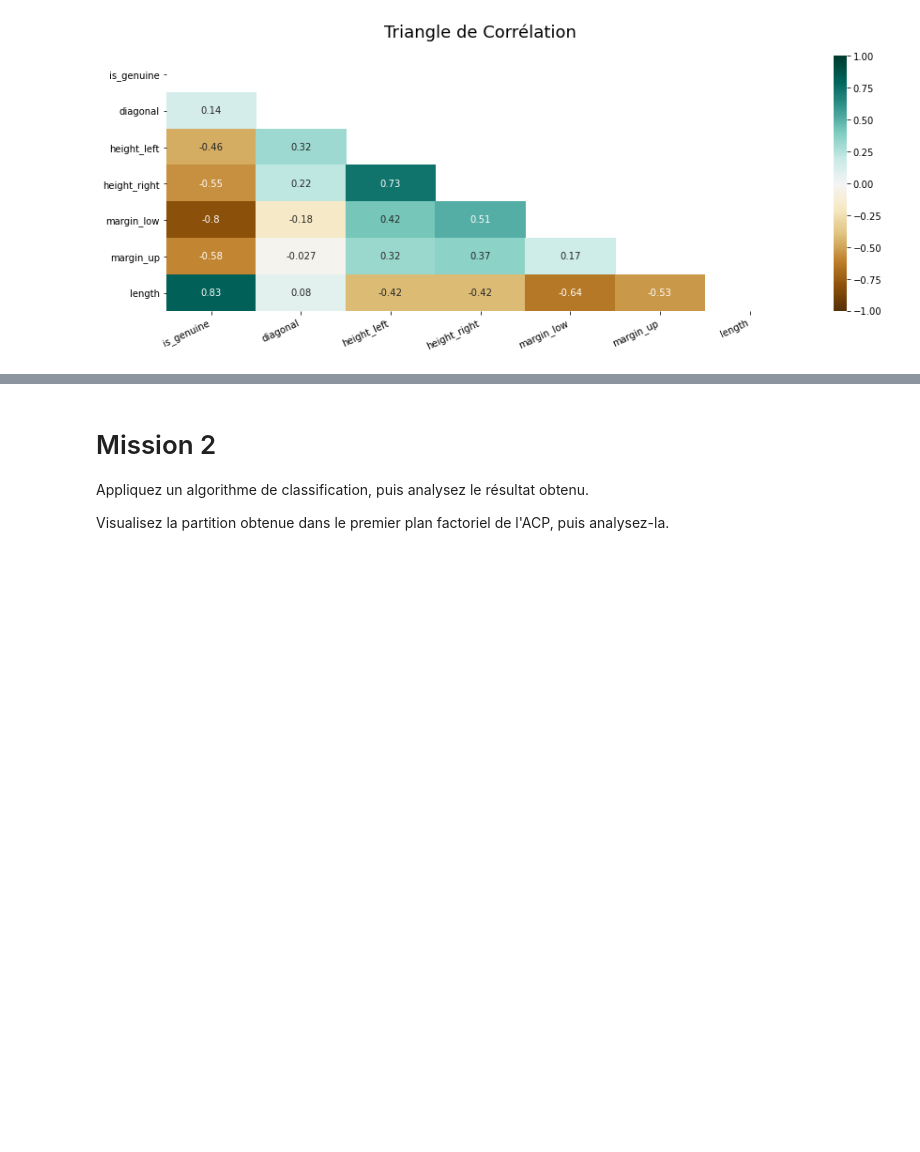
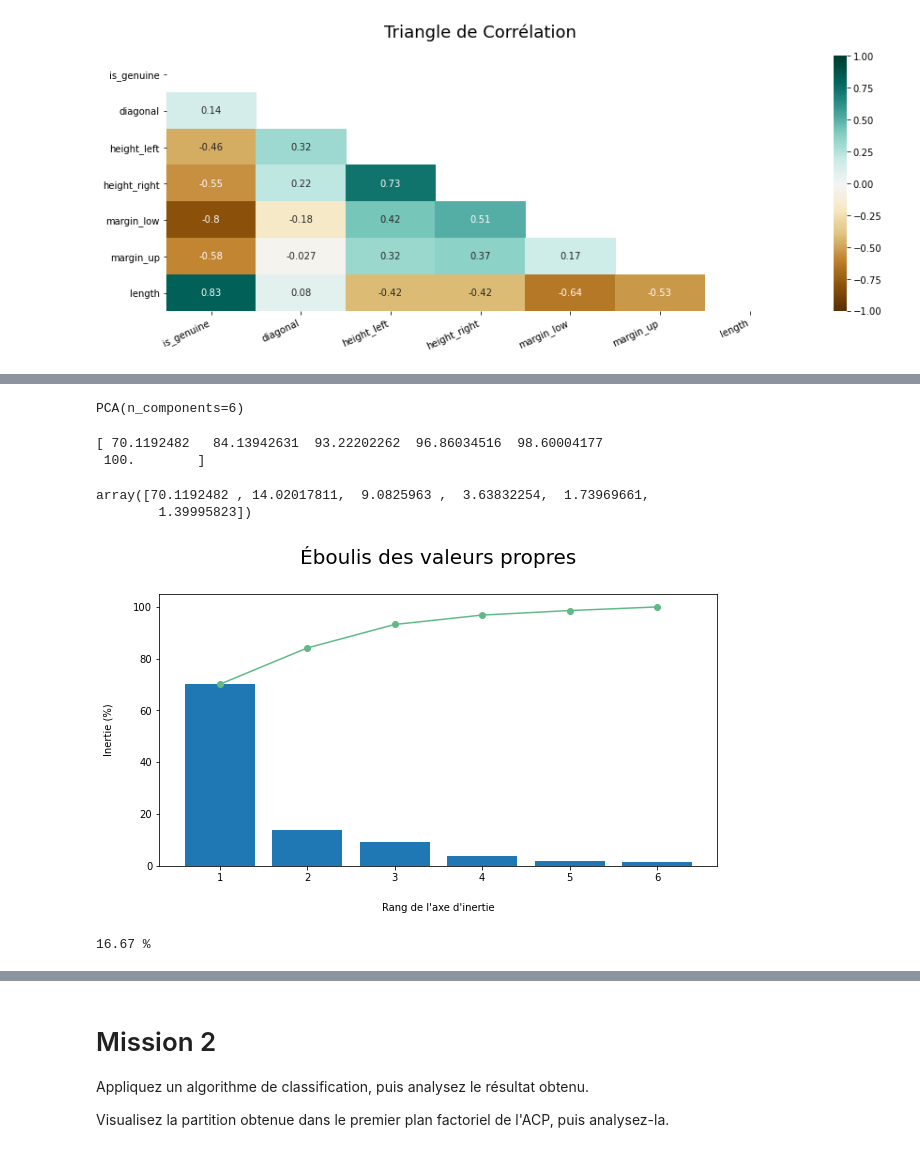
Before and after one commit to ROWAIDAK/P6-D-tectez-des-faux-billets, a Jupyter notebook: P6_01_CODE_ Détectez_des_faux_billets.ipynb, the cells around one changed output, grey strips where cells are left out. Cells and saved outputs as stored; diff of their text form; code cells hidden in the pictures; blank space fills up the shorter version.

```diff
--- a/P6_01_CODE_ Détectez_des_faux_billets.ipynb
+++ b/P6_01_CODE_ Détectez_des_faux_billets.ipynb
@@ -245,0 +264,59 @@ Pour chacune de ces étapes, commentez les résultats obtenus. La variable donna
+# %%
+from sklearn.preprocessing import StandardScaler
+from sklearn import decomposition
+from sklearn.decomposition import PCA
+
+# select columns for CPA
+df = df.set_index('is_genuine')
+df_pca = df[['diagonal', 'height_left', 'height_right', 'margin_low', 'margin_up', 'length']]
+
+#data preparation for PCA
+X = df_pca.values
+names = df.index # ou data['columns'] pour avoir les intitulés
+features = df.columns
+
+#centering but no reduction because the data already has the same unit
+std_scale = StandardScaler(with_std=False).fit(X)
+X_scaled = std_scale.transform(X)
+
+#choice of the number of components to calculate
+n_comp = 6
+
+#calculation of the main components
+pca = decomposition.PCA(n_components=n_comp)
+pca.fit(X_scaled)
+# %% [output]
+PCA(n_components=6)
+# %%
+def display_scree_plot(pca):
+    scree = pca.explained_variance_ratio_*100
+    plt.figure(figsize=(10,5))
+    plt.bar(np.arange(len(scree))+1, scree)
+    plt.plot(np.arange(len(scree))+1, scree.cumsum(),c='#61ba86', marker='o')
+    plt.xlabel("Rang de l'axe d'inertie",labelpad=20)
+    plt.ylabel("Inertie (%)", labelpad=20)
+    plt.title("Éboulis des valeurs propres",fontsize=20, pad=30)
+    plt.xticks(np.arange(1,7)) #desable for other project
+    #plt.show(block=False)
+# %%
+display_scree_plot(pca)
+#plt.savefig("05. Screeplot.jpg", dpi=500, bbox_inches='tight', pad_inches=0.5)
+
+scree = pca.explained_variance_ratio_*100      #Le paramètre pca.explained_variance_ratio_ renvoie un vecteur de la variance expliquée par chaque dimension.
+#Pourcentage de variance expliquée par les composantes principales à l'aide de .explained_variance_ratio_
+print(scree.cumsum())
+
+scree
+# %% [output]
+[ 70.1192482   84.13942631  93.22202262  96.86034516  98.60004177
+ 100.        ]
+array([70.1192482 , 14.02017811,  9.0825963 ,  3.63832254,  1.73969661,
+        1.39995823])
+[figure, added]
+# %%
+# Kaiser's criterion
+p = len(df_pca.columns)
+kaiser = (100/p)
+print(round(kaiser,2),"%")
+# %% [output]
+16.67 %
```
Also changed, not shown: parts of 32 cells of this notebook.
